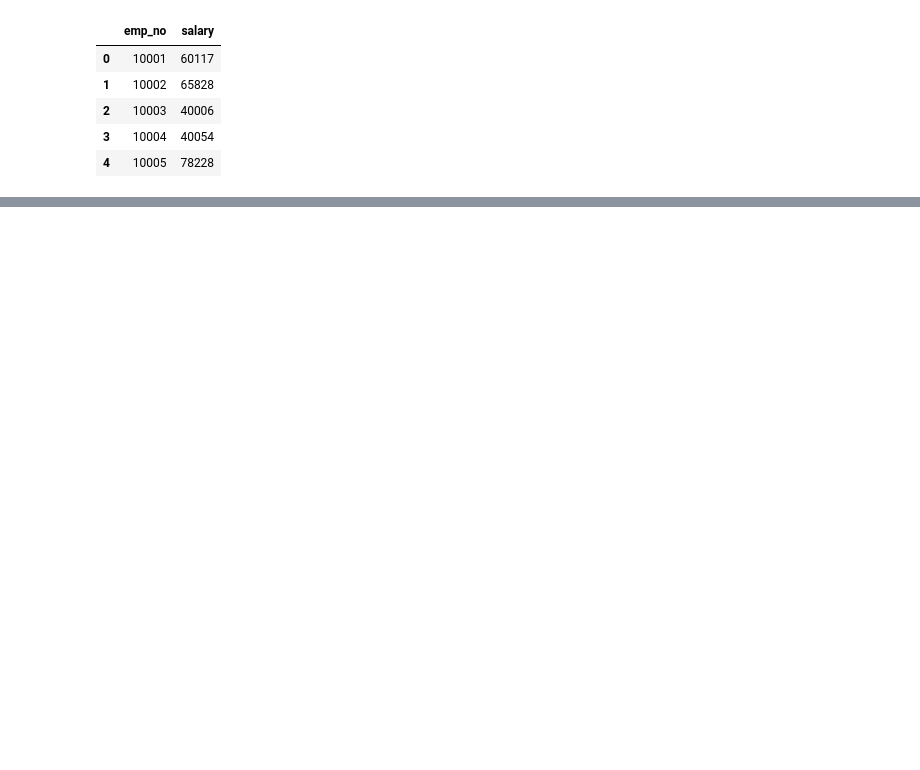
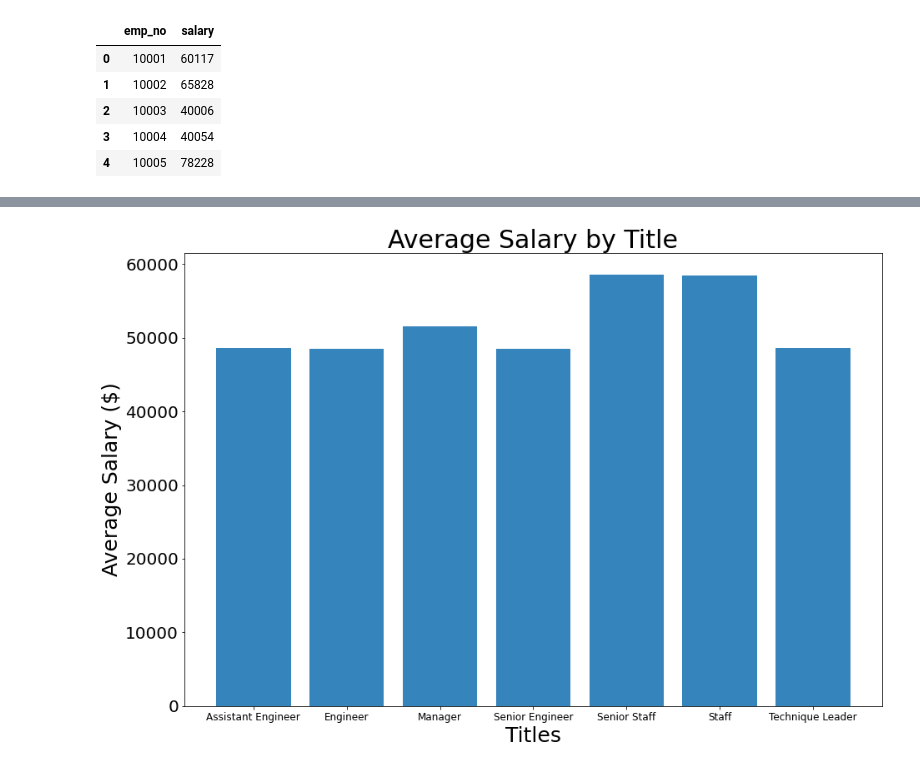
Before and after one commit to JeremyTallant/sql-challenge, a Jupyter notebook: EmployeeSQL/bonus_analysis.ipynb, the cells around one changed output, grey strips where cells are left out. Drawn from its saved outputs; the diff is of its cells as text; code cells hidden in the pictures; blank space fills up the shorter version.

```diff
--- a/EmployeeSQL/bonus_analysis.ipynb
+++ b/EmployeeSQL/bonus_analysis.ipynb
@@ -37,2 +39,12 @@ plt.grid()
 # %%
-# Create a bar chart of average salary by title
+# Create average salary dataframe
+average_salary_df = pd.read_sql("""SELECT t.title, ROUND(AVG(s.salary)) as average_Salary
+                                FROM titles as t
+                                JOIN employees as e ON
+                                t.title_id = e.emp_title_id
+                                JOIN salaries as s ON
+                                s.emp_no = e.emp_no
+                                GROUP BY t.title;
+                                """, connection)
+
+average_salary_df
@@ -38,0 +60,16 @@ plt.grid()
+# %%
+# Create a bar chart of average salary by title.
+x = average_salary_df['title']
+y = average_salary_df['average_salary']
+
+plt.figure(figsize = (15,10))
+plt.bar(x,y, alpha = 0.9)
+plt.xlabel('Titles', fontsize = 25)
+plt.ylabel('Average Salary ($)', fontsize = 25)
+plt.title('Average Salary by Title', fontsize = 30)
+plt.xticks(fontsize = 12)
+plt.yticks(fontsize = 20)
+plt.savefig('Images/barchart.png')
+plt.show()
+# %% [output]
+[figure, added]
```
Also changed, not shown: parts of 4 cells of this notebook, 2 other files.
